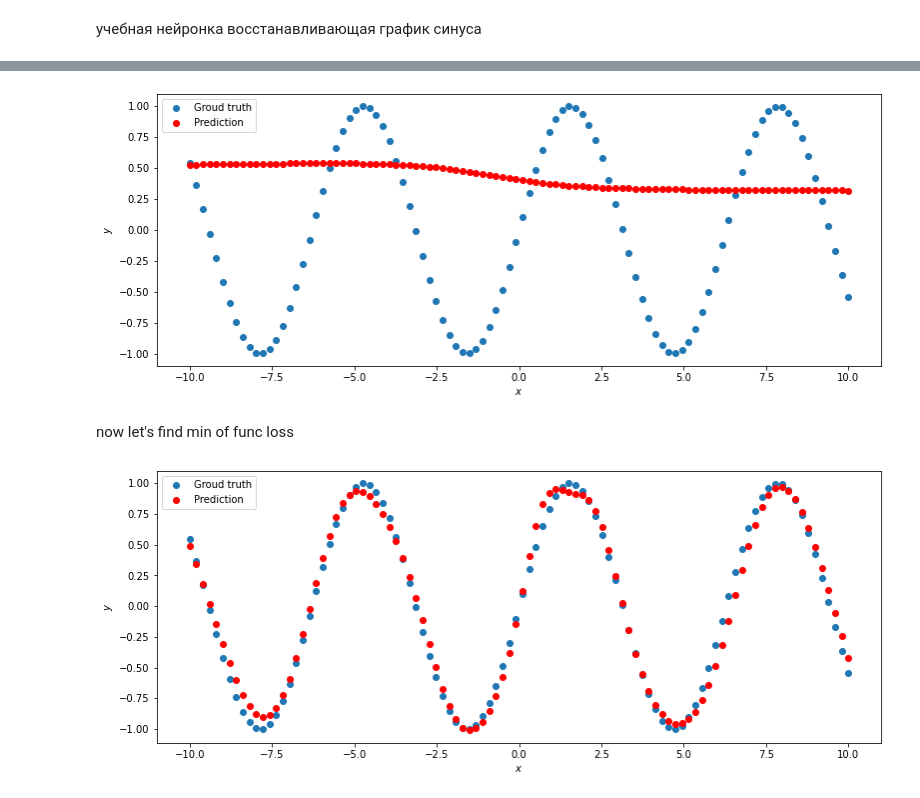
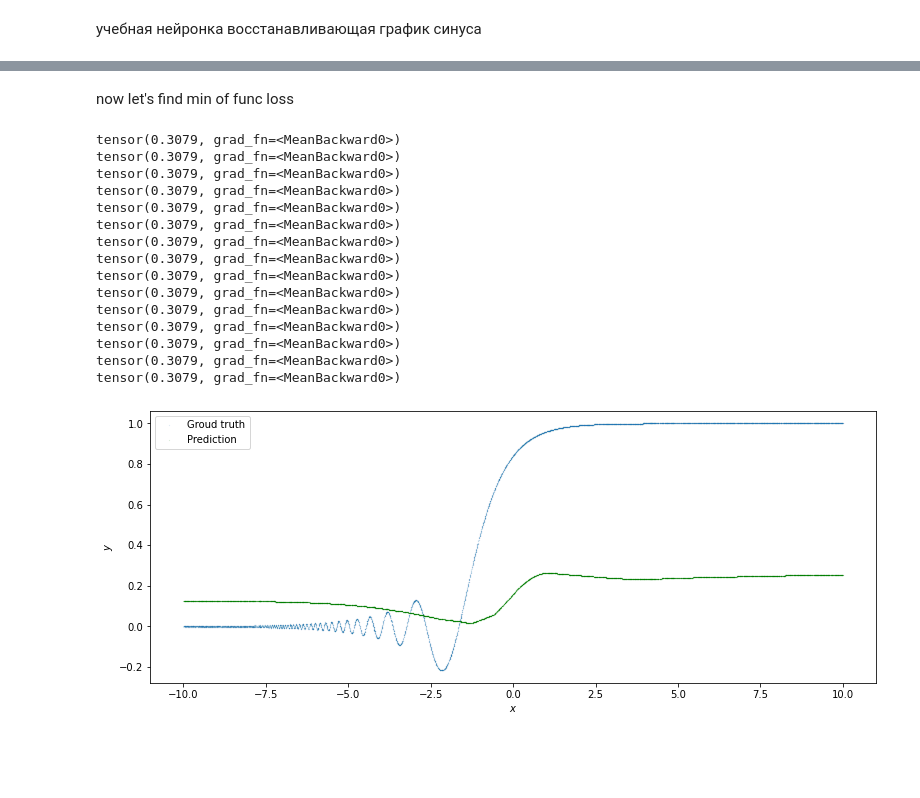
Before and after one commit to saian65/Neural-Networks, a Jupyter notebook: PyTorch_SinNet_2^x_sin(2^_x).ipynb, the cells around one changed output, grey strips where cells are left out. Saved outputs shown, nothing was run; the diff lists cells and outputs as text; code cells hidden in the pictures; blank space fills up the shorter version.

```diff
--- a/PyTorch_SinNet_2^x_sin(2^_x).ipynb
+++ b/PyTorch_SinNet_2^x_sin(2^_x).ipynb
@@ -75,20 +104,6 @@ class SineNet(torch.nn.Module):
         return x
 # %%
-sine_net = SineNet(50)
+sine_net = SineNet(30)
-# %%
-def predict(net, x, y):
-    y_pred = net.forward(x)
-
-    plt.plot(x.numpy(), y.numpy(), 'o', label='Groud truth')
-    plt.plot(x.numpy(), y_pred.data.numpy(), 'o', c='r', label='Prediction');
-    plt.legend(loc='upper left')
-    plt.xlabel('$x$')
-    plt.ylabel('$y$')
-# %%
-predict(sine_net, x_validation, y_validation)
-#weights was random
-# %% [output]
-[figure, removed]
 # %% [markdown]
 now let's find min of func loss
 # %%
@@ -99,15 +115,40 @@ def loss_RMSE(pred, target):
     return squares.mean()
 # %%
-for epoch_index in range(2000):
+for epoch_index in range(15):
     optimizer.zero_grad()
 
-    y_pred = sine_net.forward(x_train)
+    y_pred = sine_net.forward(X_train)
     loss_val = loss_RMSE(y_pred, y_train)
 
     loss_val.backward()
 
     optimizer.step()
-
-predict(sine_net, x_validation, y_validation)
 # %% [output]
-[figure, removed]
+tensor(0.3079, grad_fn=<MeanBackward0>)
+tensor(0.3079, grad_fn=<MeanBackward0>)
+tensor(0.3079, grad_fn=<MeanBackward0>)
+tensor(0.3079, grad_fn=<MeanBackward0>)
+tensor(0.3079, grad_fn=<MeanBackward0>)
+tensor(0.3079, grad_fn=<MeanBackward0>)
+tensor(0.3079, grad_fn=<MeanBackward0>)
+tensor(0.3079, grad_fn=<MeanBackward0>)
+tensor(0.3079, grad_fn=<MeanBackward0>)
+tensor(0.3079, grad_fn=<MeanBackward0>)
+tensor(0.3079, grad_fn=<MeanBackward0>)
+tensor(0.3079, grad_fn=<MeanBackward0>)
+tensor(0.3079, grad_fn=<MeanBackward0>)
+tensor(0.3079, grad_fn=<MeanBackward0>)
+tensor(0.3079, grad_fn=<MeanBackward0>)
+# %%
+def predict(net, x, y):
+    y_pred = net.forward(x)
+
+    plt.plot(x.numpy(), y.numpy(), '.',ms=0.1, label='Groud truth')
+    plt.plot(x.numpy(), y_pred.data.numpy(), '.',ms=0.1, c='g', label='Prediction');
+    plt.legend(loc='upper left')
+    plt.xlabel('$x$')
+    plt.ylabel('$y$')
+# %%
+predict(sine_net, X_valid, y_valid)
+# %% [output]
+[figure, added]
```
Also changed, not shown: parts of 16 cells of this notebook.
